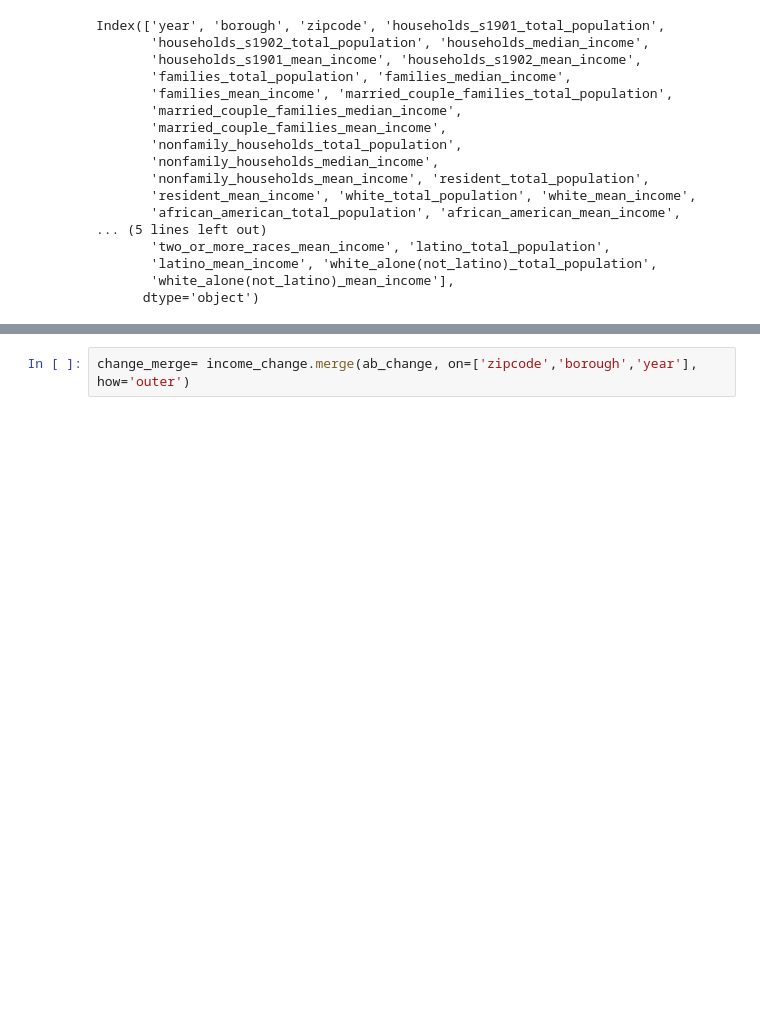
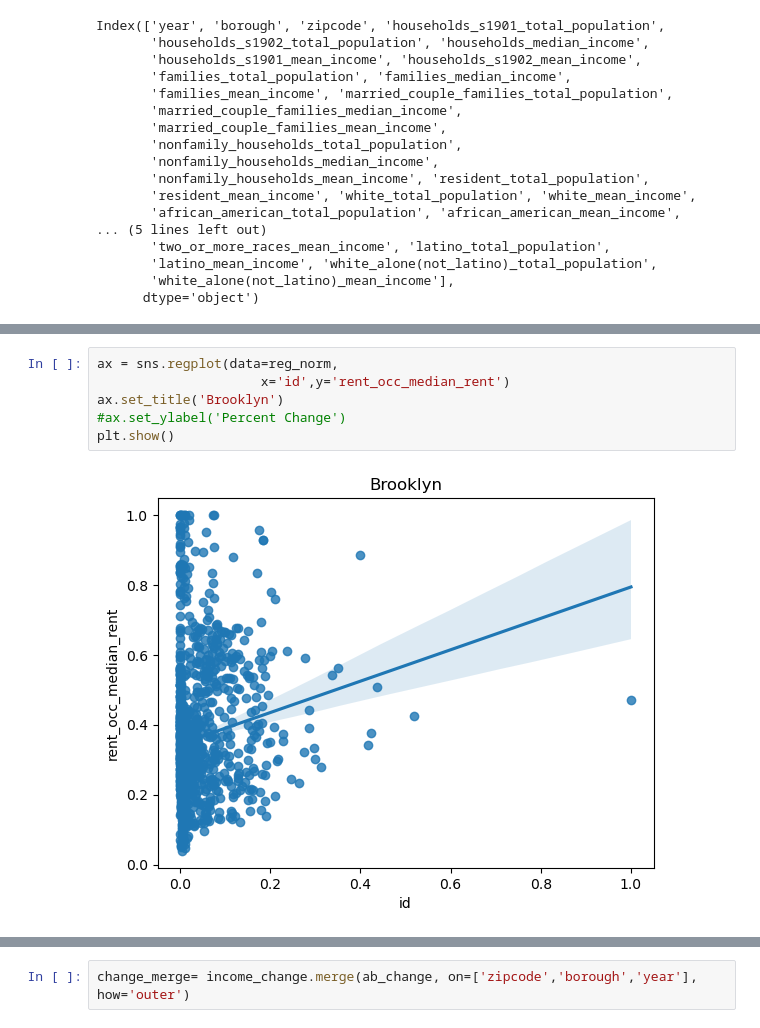
Before and after one commit to hpuma/Airbnb_Rental_Project, a Jupyter notebook: vis/EDA_sergio.ipynb, the cells around one changed output, grey strips where cells are left out. Cells and saved outputs as stored; diff of their text form; blank space fills up the shorter version.

```diff
--- a/vis/EDA_sergio.ipynb
+++ b/vis/EDA_sergio.ipynb
@@ -152,0 +322,8 @@ income_change = acs_income[['zipcode','borough','year','latino_mean_income','whi
+# %%
+ax = sns.regplot(data=reg_norm,
+                     x='id',y='rent_occ_median_rent')
+ax.set_title('Brooklyn')
+#ax.set_ylabel('Percent Change')
+plt.show()
+# %% [output]
+[figure, added]
```
Also changed, not shown: parts of 69 cells of this notebook.
